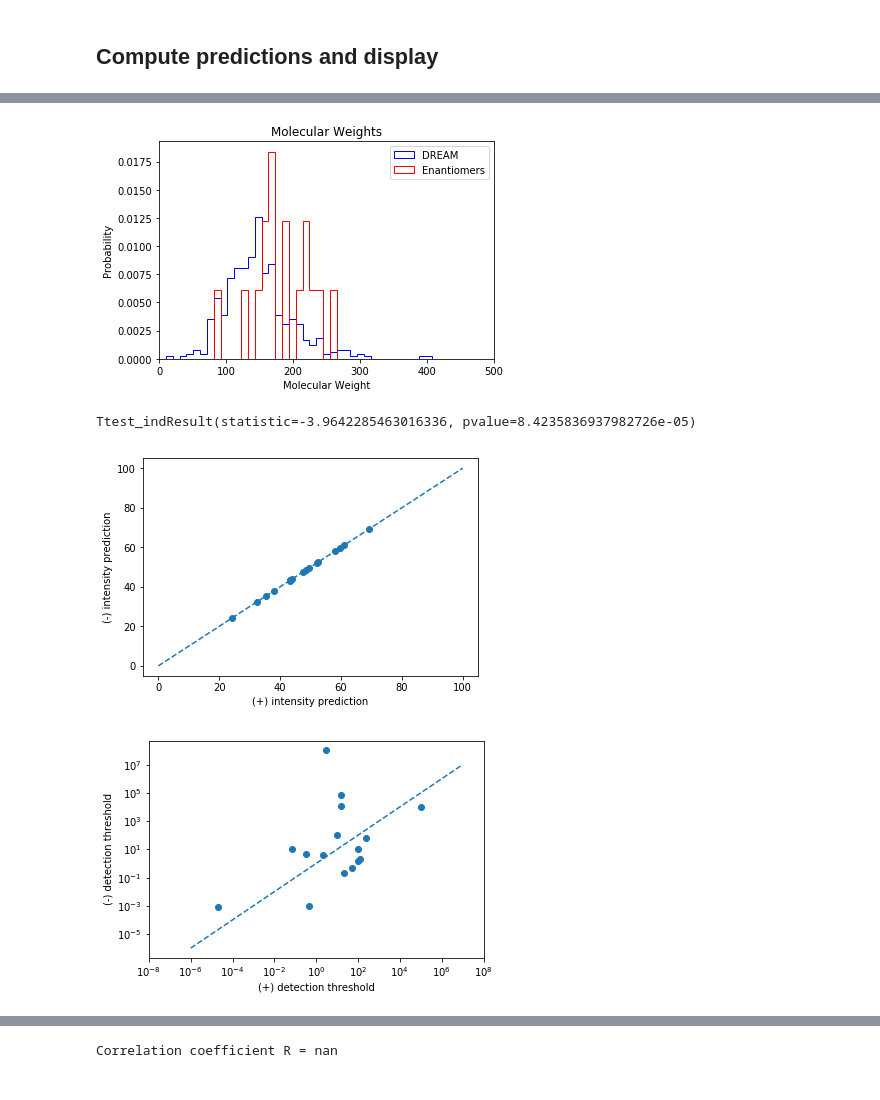
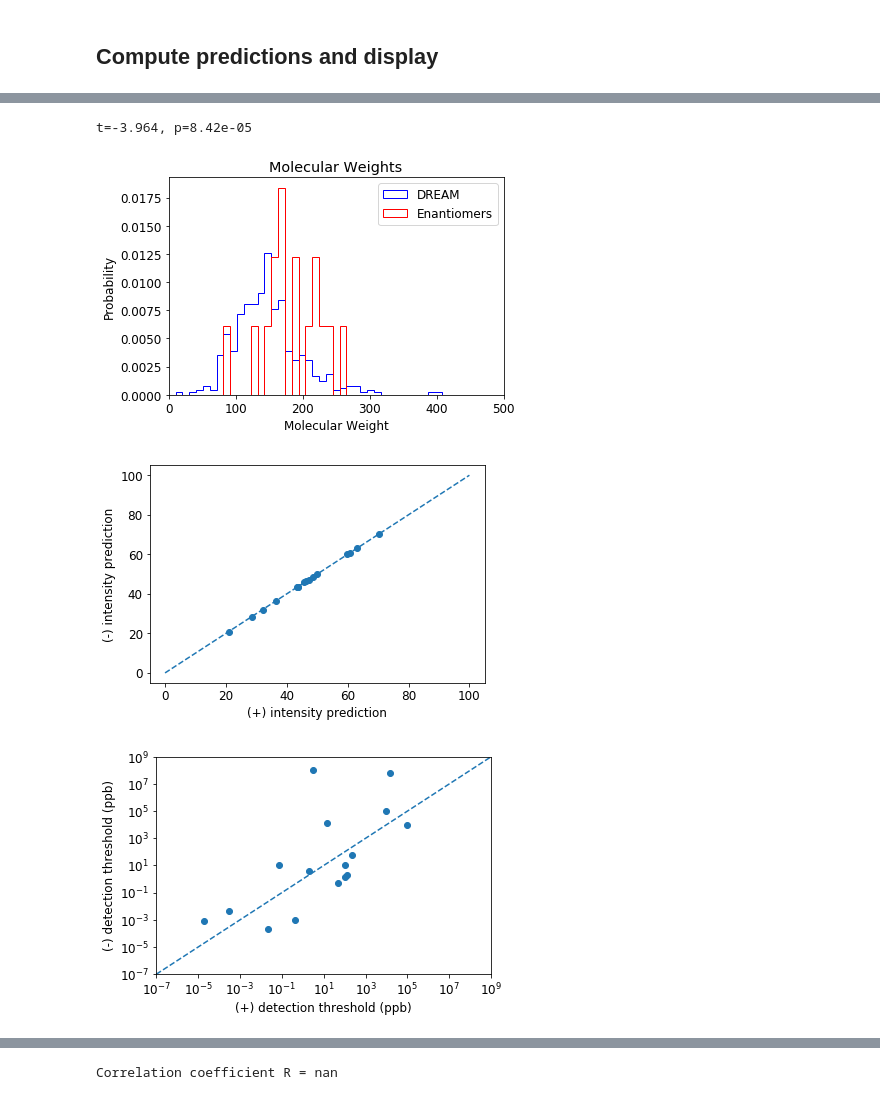
Before and after one commit to rgerkin/enantiomerlist, a Jupyter notebook: main.ipynb, the cells around one changed output, grey strips where cells are left out. Cells and saved outputs as stored; diff of their text form; code cells hidden in the pictures.

```diff
--- a/main.ipynb
+++ b/main.ipynb
@@ -3,5 +6,6 @@
 # %%
 import __init__ as a
+a.mpl.rcParams['font.size'] = 12
 # %%
 if a.HAS_OBABEL:
     a.test_eden_pybel() # Should show two molecules below.
@@ -174,14 +178,8 @@ a.compare_smiles_lengths(dream_smiles,shadmany_smiles,['DREAM','Enantiomers'])
 # %%
-a.compare_molecular_weights(molecular_data_dream,molecular_data_shadmany,['DREAM','Enantiomers'])
+a.compare_molecular_weights(molecular_data_dream,molecular_data_shadmany,['DREAM','Enantiomers']);
 # %% [output]
+t=-3.964, p=8.42e-05
-[figure, old version]
+[figure, new version]
-# %%
-from scipy.stats import ttest_ind as ttest
-x1 = molecular_data_dream['MW']
-x2 = molecular_data_shadmany['MW']
-ttest(x1,x2)
-# %% [output]
-Ttest_indResult(statistic=-3.9642285463016336, pvalue=8.4235836937982726e-05)
 # %%
 predictions = a.make_predictions(rfs,X_shadmany,['Intensity'])
 # %%
@@ -194,24 +192,24 @@ a.plt.xlabel('(+) intensity prediction')
 a.plt.ylabel('(-) intensity prediction')
 a.plt.show()
 # %% [output]
-[figure, old version]
+[figure, new version]
 # %%
-plus_thresh = shadmany_data.iloc[0::2]['Detection Threshold'].values
-minus_thresh = shadmany_data.iloc[1::2]['Detection Threshold'].values
+plus_thresh = shadmany_data.iloc[0::2]['Normalized Detection Threshold'].values
+minus_thresh = shadmany_data.iloc[1::2]['Normalized Detection Threshold'].values
 plus_thresh = a.np.clip(plus_thresh,1e-8,1e8)
 minus_thresh = a.np.clip(minus_thresh,1e-8,1e8)
 # %%
 a.plt.scatter(plus_thresh,minus_thresh)
-a.plt.plot([1e-6,1e7],[1e-6,1e7],'--')
-a.plt.xlim(1e-8,1e8)
-a.plt.xlim(1e-8,1e8)
+a.plt.plot([1e-7,1e9],[1e-7,1e9],'--')
+a.plt.xlim(1e-7,1e9)
+a.plt.ylim(1e-7,1e9)
 a.plt.xscale('log')
 a.plt.yscale('log')
-a.plt.xlabel('(+) detection threshold')
-a.plt.ylabel('(-) detection threshold')
+a.plt.xlabel('(+) detection threshold (ppb)')
+a.plt.ylabel('(-) detection threshold (ppb)')
 a.plt.show()
 # %% [output]
-[figure, old version]
+[figure, new version]
 # %%
 delta_pred = plus_pred - minus_pred
 delta_thresh = a.np.log10(minus_thresh / plus_thresh)
```
Also changed, not shown: parts of 8 cells of this notebook, 1 other file.
